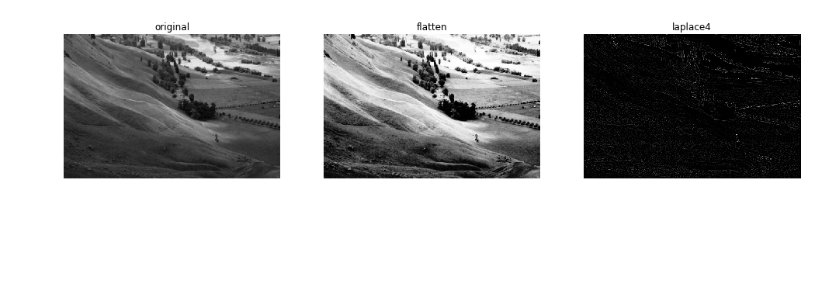
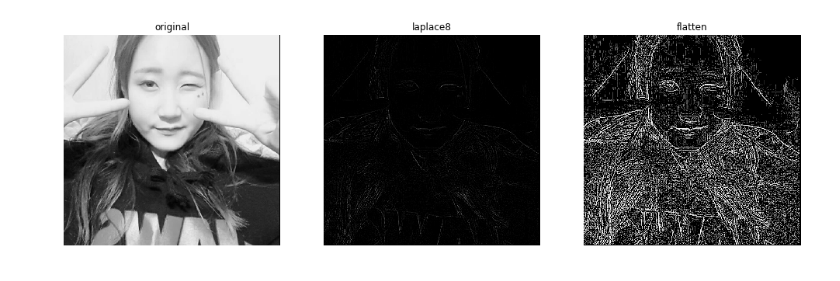
Before and after one commit to maestrojeong/image_process, a Jupyter notebook: mask.ipynb, the cells around one changed output. Saved outputs shown, nothing was run; the diff lists cells and outputs as text; code cells hidden in the pictures; blank space fills up the shorter version.

```diff
--- a/mask.ipynb
+++ b/mask.ipynb
@@ -117,24 +9,24 @@ def flatten_image(image):
 # %%
-image = plt.imread('./image.png')
+image = plt.imread('./bird.png')
 gray_image = rgb2gray(image, option = 0)
 # %%
-mask_type = 'laplace4'
-flat_image = flatten_image(gray_image)
+mask_type = 'laplace8'
 mask = get_mask(mask_type)
-conv_image = conv(flat_image, mask)
+conv_image = conv(gray_image, mask)
+flat_image = flatten_img(conv_image)
 fig = plt.figure(figsize=(17,17))
 ax1 = fig.add_subplot(1, 3, 1)
 ax2 = fig.add_subplot(1, 3, 2)
 ax3 = fig.add_subplot(1, 3, 3)
 ax1.imshow(gray_image, cmap = 'gray')
 ax1.set_title('original')
 ax1.set_axis_off()
-ax2.imshow(flat_image, cmap = 'gray')
-ax2.set_title('flatten')
+ax2.imshow(conv_image, cmap = 'gray')
+ax2.set_title(mask_type)
 ax2.set_axis_off()
-ax3.imshow(conv_image, cmap = 'gray')
-ax3.set_title(mask_type)
+ax3.imshow(flat_image, cmap = 'gray')
+ax3.set_title('flatten')
 ax3.set_axis_off()
 plt.show()
 # %% [output]
-[figure, old version]
+[figure, new version]
```
Also changed, not shown: parts of 3 cells of this notebook, 5 other files.
